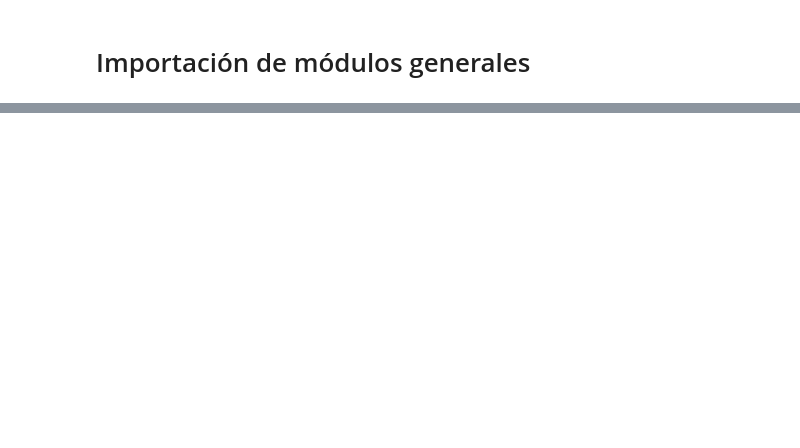
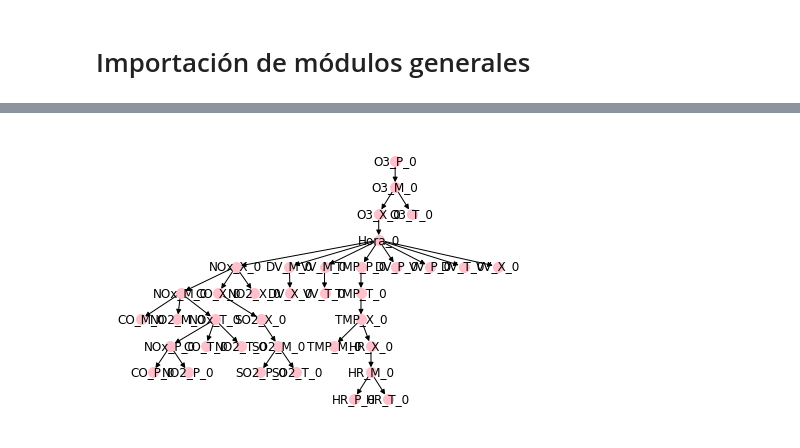
Before and after one commit to RafaRuz/pgm, a Jupyter notebook: pollution_mexico_city.ipynb, the cells around one changed output, grey strips where cells are left out. Saved outputs shown, nothing was run; the diff lists cells and outputs as text; code cells hidden in the pictures; blank space fills up the shorter version.

```diff
--- a/pollution_mexico_city.ipynb
+++ b/pollution_mexico_city.ipynb
@@ -159,0 +536,4 @@ plot_pomegranate_bn_nx(pomegranate_model, layout='kamada_kawai_layout')
+# %%
+plot_pomegranate_bn_nx(pomegranate_tree, node_size=100, node_color='pink')
+# %% [output]
+[figure, added]
```
Also changed, not shown: parts of 112 cells of this notebook, 28 other files.
